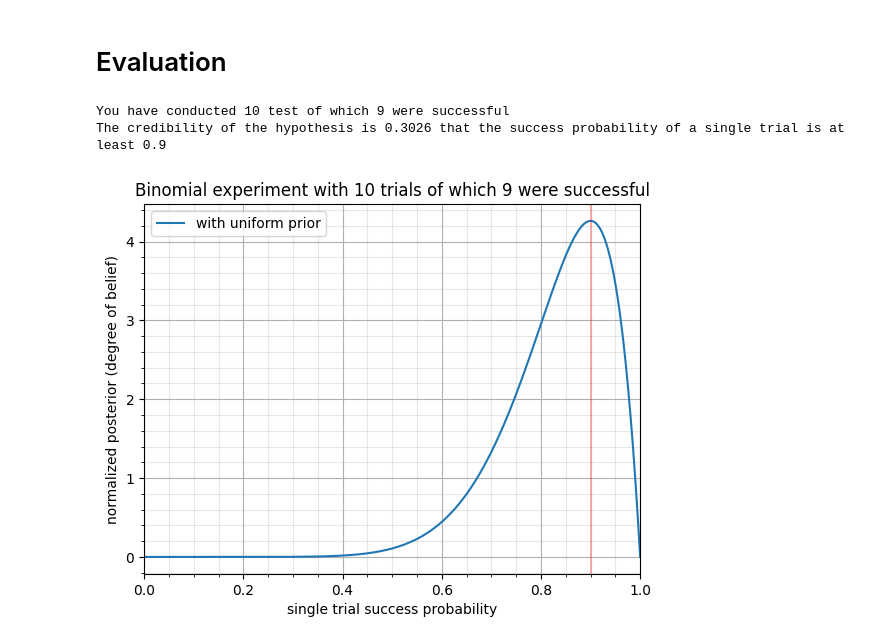
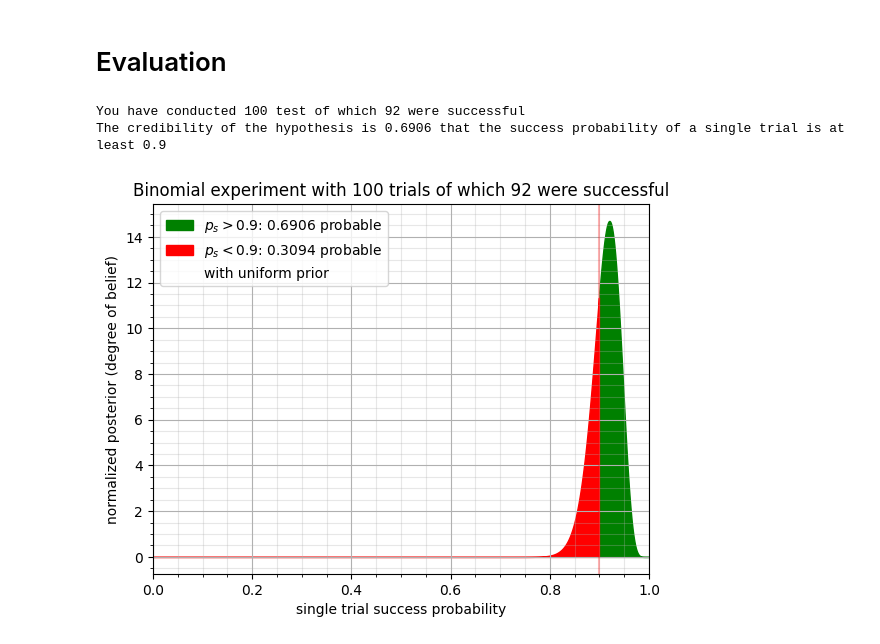
Before and after one commit to georg-rempfer/jupyter-lite, a Jupyter notebook: content/bayesian_credibility.ipynb, the cells around one changed output. Drawn from its saved outputs; the diff is of its cells as text; code cells hidden in the pictures.

Commit message:
OPGITOOL-5867 Nicer plot for Bayesian credibility and minor improvements to other notebooks

```diff
--- a/content/bayesian_credibility.ipynb
+++ b/content/bayesian_credibility.ipynb
@@ -3,8 +3,8 @@
 # %% [markdown]
 # Parameters
 # %%
-n_trials = 10 #number of trials conducted
-n_successes = 9 #number of successful trials
+n_trials = 100 #number of trials conducted
+n_successes = 92 #number of successful trials
 p_success_hypothesis = 0.9 #hypothesized success probability for which to calculate the confidence
 
 round_to_digits = 4
@@ -37,35 +37,39 @@ def integrate_posterior_prob_binom_p_norm(n_trials, n_successes, prior, bounds):
     if bounds[0] < mean and bounds[1] >= mean-3*std_dev:
         norm += integrate.quad(posterior_prob_binom_p, max(mean-3*std_dev, bounds[0]), min(mean, bounds[1]), args=(n_trials, n_successes, prior_prescaled))[0]
     if bounds[0] < mean+3*std_dev and bounds[1] >= mean:
         norm += integrate.quad(posterior_prob_binom_p, max(mean, bounds[0]), min(mean+3*std_dev, bounds[1]), args=(n_trials, n_successes, prior_prescaled))[0]
     if bounds[0] < 1 and bounds[1] >= mean+3*std_dev:
         norm += integrate.quad(posterior_prob_binom_p, max(mean+3*std_dev, bounds[0]), min(1, bounds[1]), args=(n_trials, n_successes, prior_prescaled))[0]
 
     return norm / prescale
 
 p = np.linspace(0, 1, 1001)
 
 prior = lambda p: 1
 norm = integrate_posterior_prob_binom_p_norm(n_trials, n_successes, prior, [0, 1])
 posterior_probs = posterior_prob_binom_p_vectorized(p, n_trials, n_successes, prior=prior) / norm
 hypothesis_credibility = integrate_posterior_prob_binom_p_norm(n_trials, n_successes, prior, [p_success_hypothesis, 1]) / norm
 hypothesis_credibility_rounded = mp.nstr(hypothesis_credibility, round_to_digits)
+null_hypothesis_credibility_rounded = mp.nstr(1-hypothesis_credibility, round_to_digits)
 print('You have conducted {} test of which {} were successful'.format(n_trials, n_successes))
 print('The credibility of the hypothesis is {} that the success probability of a single trial is at least {}'.format(hypothesis_credibility_rounded, p_success_hypothesis))
-plt.plot(p, posterior_probs, label='with uniform prior')
+
+plt.fill_between(p[p>=p_success_hypothesis], posterior_probs.astype(float)[p>=p_success_hypothesis], color='green', label='$p_s > {}$: {} probable'.format(p_success_hypothesis, hypothesis_credibility_rounded))
+plt.fill_between(p[p<p_success_hypothesis], posterior_probs.astype(float)[p<p_success_hypothesis], color='red', label='$p_s < {}$: {} probable'.format(p_success_hypothesis, null_hypothesis_credibility_rounded))
+plt.plot(p, posterior_probs, color='black', alpha=0, label='with uniform prior')
 plt.axvline(p_success_hypothesis, 0, 1, color='red', alpha=0.3)
 
 plt.gca().set_title('Binomial experiment with {} trials of which {} were successful'.format(n_trials, n_successes))
 plt.gca().set_xlabel('single trial success probability'.format(n_trials))
 plt.gca().set_ylabel('normalized posterior (degree of belief)')
 plt.gca().tick_params(axis='x', which='minor', bottom=True)
 plt.gca().minorticks_on()
 plt.grid(which='major')
 plt.grid(which='minor', alpha=0.3);
-plt.legend()
+plt.legend(loc='upper left')
 
 plt.gca().set_xlim([0, 1]); #change plot range here
 # %% [output]
-You have conducted 10 test of which 9 were successful
-The credibility of the hypothesis is 0.3026 that the success probability of a single trial is at least 0.9
+You have conducted 100 test of which 92 were successful
+The credibility of the hypothesis is 0.6906 that the success probability of a single trial is at least 0.9
-[figure, old version]
+[figure, new version]
```
Also changed, not shown: 3 other files.
